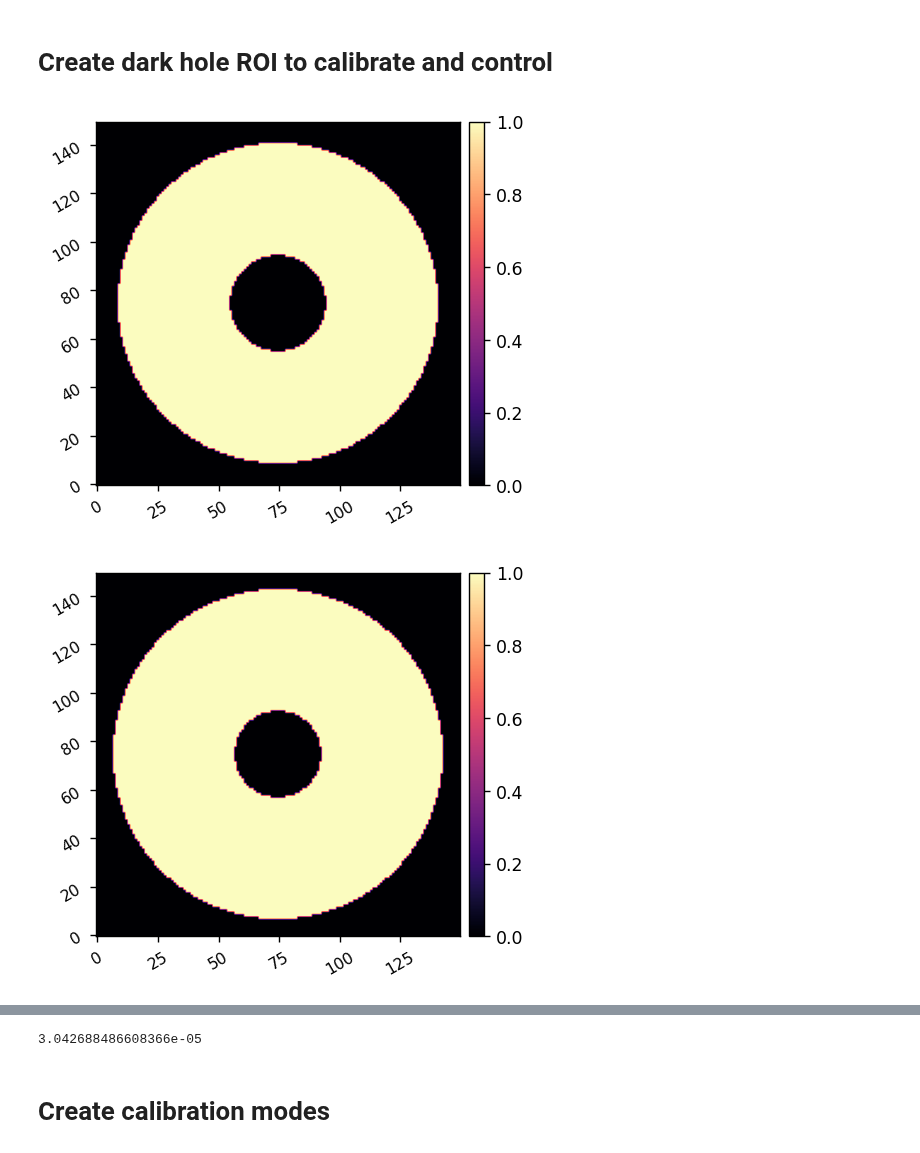
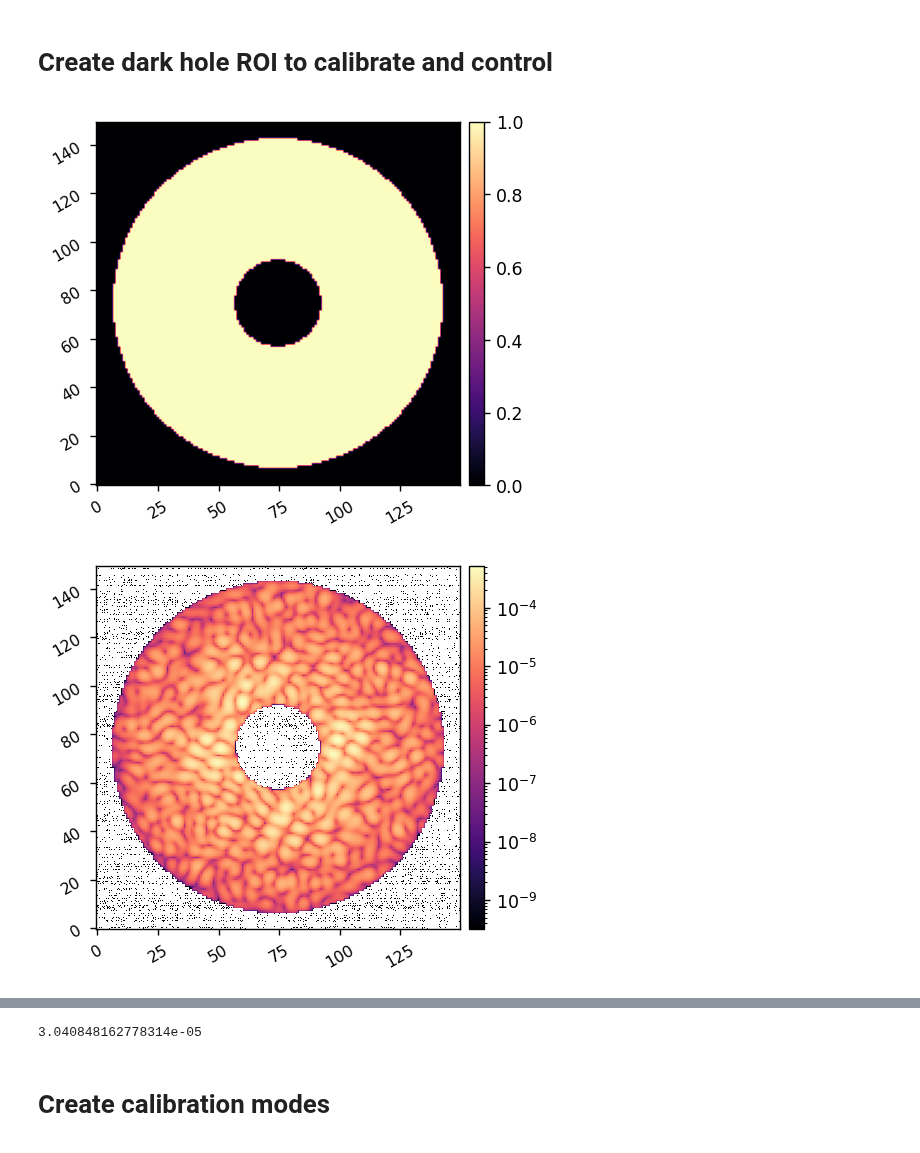
Before and after one commit to kian1377/roman-cgi-iefc, a Jupyter notebook: efc_2dm_spc_wide_825_poke_modes.ipynb, the cells around one changed output, grey strips where cells are left out. Cells and saved outputs as stored; diff of their text form; code cells hidden in the pictures.

```diff
--- a/efc_2dm_spc_wide_825_poke_modes.ipynb
+++ b/efc_2dm_spc_wide_825_poke_modes.ipynb
@@ -71,17 +68,11 @@ imshow1(ref_im - im)
 # Create dark hole ROI to calibrate and control
 # %%
 reload(utils)
-roi1 = utils.create_annular_focal_plane_mask(mode, inner_radius=6, outer_radius=20, edge=None, plot=True)
-roi2 = utils.create_annular_focal_plane_mask(mode, inner_radius=5.4, outer_radius=20.6, edge=None, plot=True)
-roi3 = utils.create_annular_focal_plane_mask(mode, inner_radius=6, outer_radius=11, edge=None, plot=True)
+control_mask = utils.create_annular_focal_plane_mask(mode, inner_radius=5.4, outer_radius=20.6, edge=None, plot=True)
 
-relative_weight_1 = 0.9
-relative_weight_2 = 0.4
-weight_map = roi3 + relative_weight_1*(roi1*~roi3) + relative_weight_2*(roi2*~roi1*~roi3)
-control_mask = weight_map>0
-imshow2(weight_map, control_mask*ref_im, lognorm2=True)
+imshow1(control_mask*ref_im, lognorm=True)
 mean_ni = xp.mean(ref_im[control_mask])
 print(mean_ni)
 # %% [output]
-[figure, old version]
+[figure, new version]
-[figure, old version]
+[figure, new version]
@@ -90,4 +79,4 @@ print(mean_ni)
-3.042688486608366e-05
+3.040848162778314e-05
 # %% [markdown]
 # Create calibration modes
 # %%
```
Also changed, not shown: parts of 16 cells of this notebook, 11 other files.
